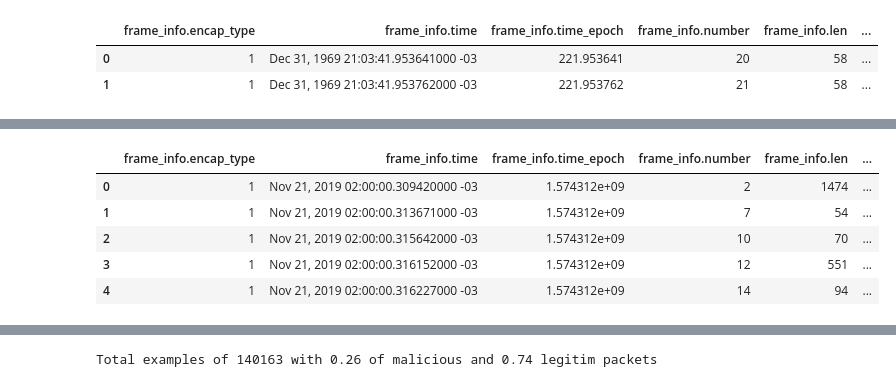
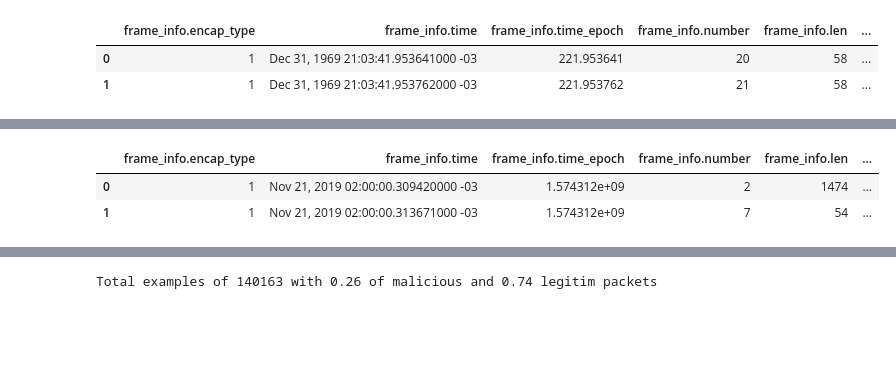
Before and after one commit to gubertoli/ProbingDataset, a Jupyter notebook: EDA & Pre-processing.ipynb, the cells around one changed output, grey strips where cells are left out. Cells and saved outputs as stored; diff of their text form; code cells hidden in the pictures; blank space fills up the shorter version.

```diff
--- a/EDA & Pre-processing.ipynb
+++ b/EDA & Pre-processing.ipynb
@@ -81,10 +43,7 @@ memory usage: 12.2+ MB
 # %%
 normal['label'] = "normal"
-normal.head()
+normal.head(2)
 # %% [output]
 |  | frame_info.encap_type | frame_info.time | frame_info.time_epoch | frame_info.number | frame_info.len | ... |
 | 0 | 1 | Nov 21, 2019 02:00:00.309420000 -03 | 1.574312e+09 | 2 | 1474 | ... |
 | 1 | 1 | Nov 21, 2019 02:00:00.313671000 -03 | 1.574312e+09 | 7 | 54 | ... |
-| 2 | 1 | Nov 21, 2019 02:00:00.315642000 -03 | 1.574312e+09 | 10 | 70 | ... |
-| 3 | 1 | Nov 21, 2019 02:00:00.316152000 -03 | 1.574312e+09 | 12 | 551 | ... |
-| 4 | 1 | Nov 21, 2019 02:00:00.316227000 -03 | 1.574312e+09 | 14 | 94 | ... |
```
Also changed, not shown: parts of 16 cells of this notebook.
